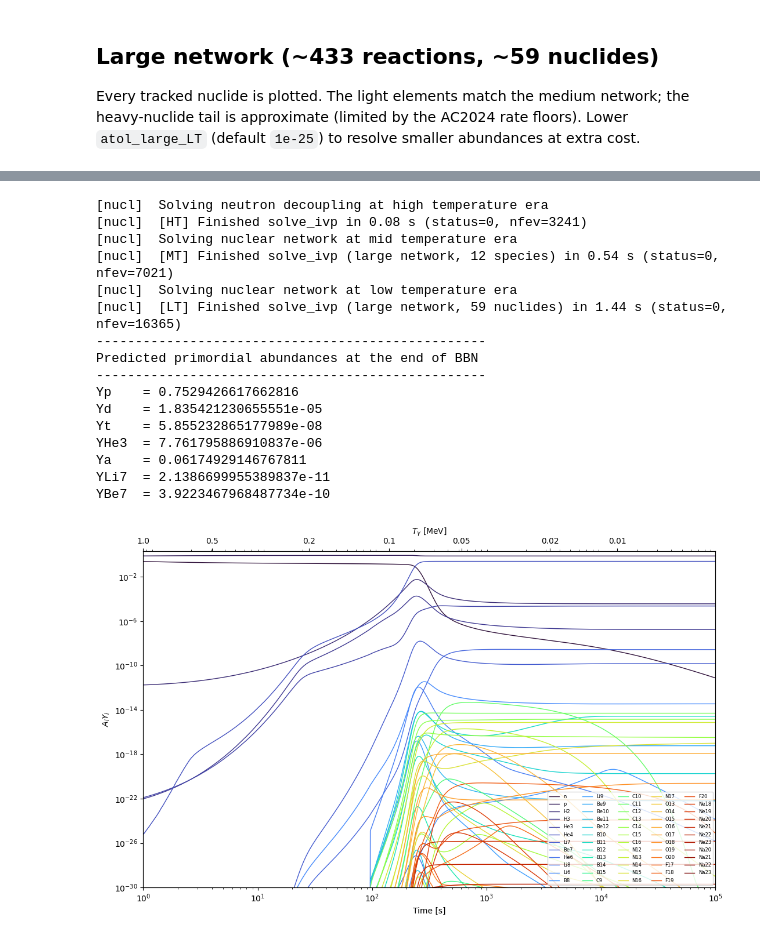
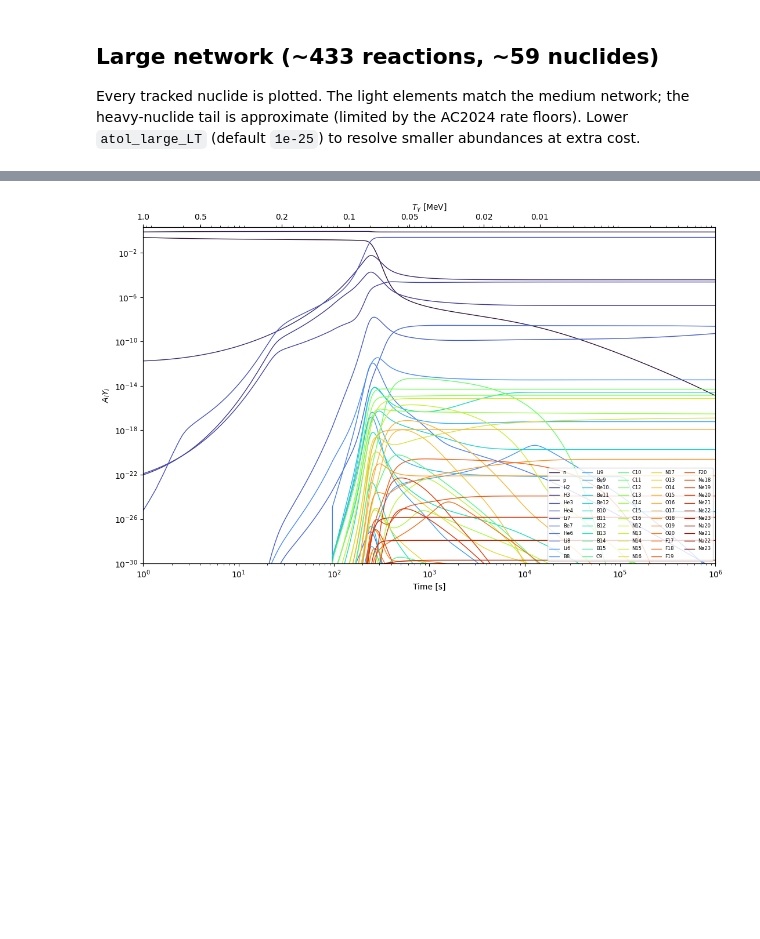
Before and after one commit to CyrilPitrou/pyprimat, a Jupyter notebook: notebooks/AbundanceEvolution.ipynb, the cells around one changed output, grey strips where cells are left out. Cells and saved outputs as stored; diff of their text form; code cells hidden in the pictures; blank space fills up the shorter version.

```diff
--- a/notebooks/AbundanceEvolution.ipynb
+++ b/notebooks/AbundanceEvolution.ipynb
@@ -23,7 +23,7 @@ def add_temperature_axis(ax, instance, T_ticks_MeV):
     ax2.set_xlabel(r'$T_\gamma$ [MeV]')
     return ax2
 
-t = np.logspace(0, 5, 500)   # 1 s to 1e5 s
+t = np.logspace(0, 6, 500)   # 1 s to 1e10 s
 T_ticks_MeV = [1.0, 0.5, 0.2, 0.1, 0.05, 0.02, 0.01]
 # %% [markdown]
 ## Small network (12 reactions, 8 nuclides)
@@ -193,36 +195,20 @@ r_large = PyPR({'network': 'large', 'verbose': True})
 # %%
 import matplotlib.cm as cm
 
 names = r_large.abundance_names               # all ~59 tracked nuclides
 colors = cm.turbo(np.linspace(0, 1, len(names)))
 
 fig, ax = plt.subplots(figsize=(11, 7))
 for name, c in zip(names, colors):
     vals = r_large.A[name] * r_large[name](t)
     mask = vals > 0
     if mask.any():
         ax.plot(t[mask], vals[mask], color=c, lw=1.0, label=name)
 ax.set_xscale('log'); ax.set_yscale('log')
 ax.set_xlabel('Time [s]'); ax.set_ylabel(r'$A_i Y_i$')
-ax.set_xlim(1, 1e5); ax.set_ylim(1e-30, 2)
+ax.set_xlim(1, 1e6); ax.set_ylim(1e-30, 2)
 ax.legend(ncol=5, fontsize=6, loc='lower right')
 add_temperature_axis(ax, r_large, T_ticks_MeV)
 plt.tight_layout(); plt.show()
 # %% [output]
-[nucl]  Solving neutron decoupling at high temperature era
-[nucl]  [HT] Finished solve_ivp in 0.08 s (status=0, nfev=3241)
-[nucl]  Solving nuclear network at mid temperature era
-[nucl]  [MT] Finished solve_ivp (large network, 12 species) in 0.54 s (status=0, nfev=7021)
-[nucl]  Solving nuclear network at low temperature era
-[nucl]  [LT] Finished solve_ivp (large network, 59 nuclides) in 1.44 s (status=0, nfev=16365)
---------------------------------------------------
-Predicted primordial abundances at the end of BBN
---------------------------------------------------
-Yp    = 0.7529426617662816
-Yd    = 1.835421230655551e-05
-Yt    = 5.855232865177989e-08
-YHe3  = 7.761795886910837e-06
-Ya    = 0.06174929146767811
-YLi7  = 2.1386699955389837e-11
-YBe7  = 3.9223467968487734e-10
-[figure, old version]
+[figure, new version]
```
Also changed, not shown: parts of 5 cells of this notebook, 7 other files.
